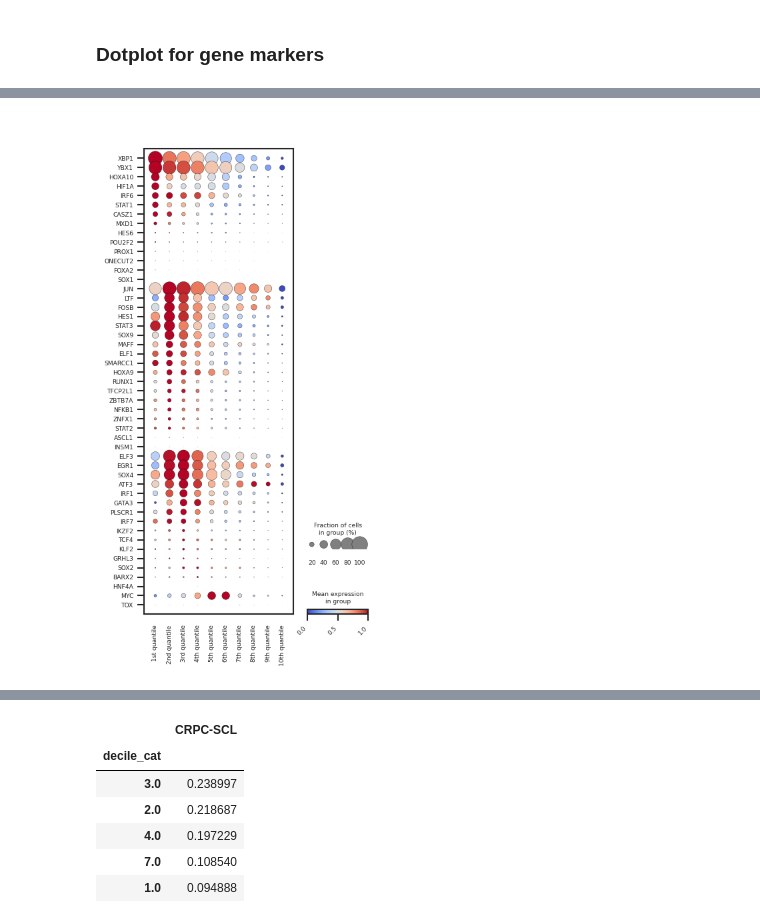
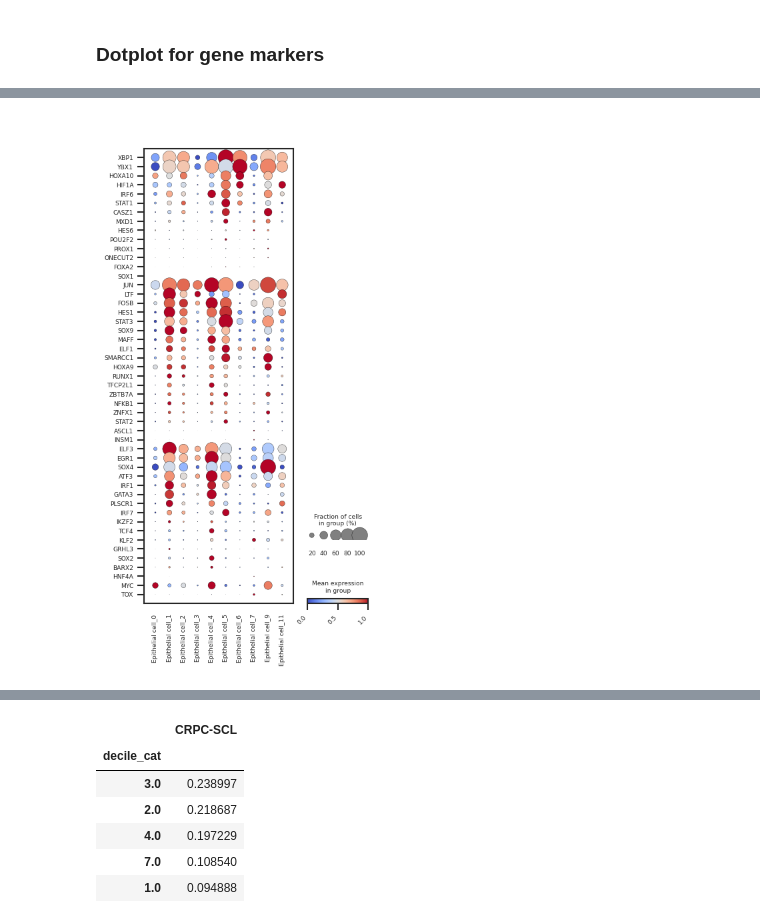
Before and after one commit to akiviaho/prostate_cancer_plasticity, a Jupyter notebook: lyu_2024_cell_type_subclustering.ipynb, the cells around one changed output, grey strips where cells are left out. Saved outputs shown, nothing was run; the diff lists cells and outputs as text; code cells hidden in the pictures.

```diff
--- a/lyu_2024_cell_type_subclustering.ipynb
+++ b/lyu_2024_cell_type_subclustering.ipynb
@@ -333,0 +349,5 @@ adata.obs['CNV_status'] = adata.obs['CNV_status'].fillna('Benign')
+# %%
+sns.set_palette(None)
+# %%
+sc.set_figure_params(figsize=(3.5,3),fontsize=6,dpi_save=300)
+sc.pl.umap(adata,color='celltype_leiden', size=2,frameon=False,palette='tab10',save='umap.pdf')
@@ -333,0 +414,3 @@ adata.obs['CNV_status'] = adata.obs['CNV_status'].fillna('Benign')
+# %%
+sc.set_figure_params(figsize=(3.5,3),fontsize=6)
+sc.pl.umap(adata,color=['celltype_leiden','HALLMARK_ANDROGEN_RESPONSE','Duct luminal','Basal','Prostate_progenitor'],ncols=3,vmin='p1',vmax='p99',cmap='viridis',frameon=False)
@@ -471,0 +799,28 @@ The `errwidth` parameter is deprecated. And will be removed in v0.15.0. Pass `er
+# %%
+sns.set_theme(style='whitegrid', font_scale=0.55,
+    rc={
+    'xtick.bottom': True,
+    'ytick.left': True
+})
+
+
+signatures = ['HALLMARK_ANDROGEN_RESPONSE','Duct luminal','Prostate_progenitor']
+
+sig = 'HALLMARK_ANDROGEN_RESPONSE'
+fig,axs = plt.subplots(3,1,figsize = (4,6),sharex=True)
+for i,sig in enumerate(signatures):
+    ax = axs[i]
+    sns.violinplot(obs_data,
+        x = 'celltype_leiden',
+        y = sig,
+        order = celltype_order,
+        hue = 'celltype_leiden',
+        inner=None,
+        ax=ax
+    )
+    plt.xticks(rotation=30)
+    ax.spines[['top','right']].set_visible(False)
+
+plt.tight_layout()
+plt.savefig('/home/ak431480/plots/violinplots.pdf')
+plt.show()
@@ -811,32 +916,33 @@ gene_markers_sorted = (
 )
 
 # --- Rename categories for nice labels ---
 decile_labels = [
     f'{i+1}{"st" if i==0 else "nd" if i==1 else "rd" if i==2 else "th"} quantile'
     for i in range(len(adata.obs['decile_cat'].cat.categories))
 ]
 adata.obs['decile_cat'] = adata.obs['decile_cat'].cat.rename_categories(decile_labels)
 
 # --- Plot ---
 fig, ax = plt.subplots(figsize=(3.5, 7), dpi=120)
 sc.pl.dotplot(
     adata,
-    groupby='decile_cat',
+    #groupby='decile_cat',
+    groupby='celltype_leiden',
     var_names=gene_markers_sorted,
     standard_scale='var',
     cmap='coolwarm',
     use_raw=False,
     layer='log1p',
     swap_axes=True,
     var_group_rotation=45,
     dot_max=1,
     ax=ax,
     show=False
 )
 
 plt.xticks(rotation=45, ha='right')
 plt.tight_layout()
 #plt.savefig('/home/ak431480/plots/chan_2022_tfs_dotplot_sorted.pdf')
 plt.show()
 # %% [output]
-[figure, old version]
+[figure, new version]
```
Also changed, not shown: parts of 21 cells of this notebook.
